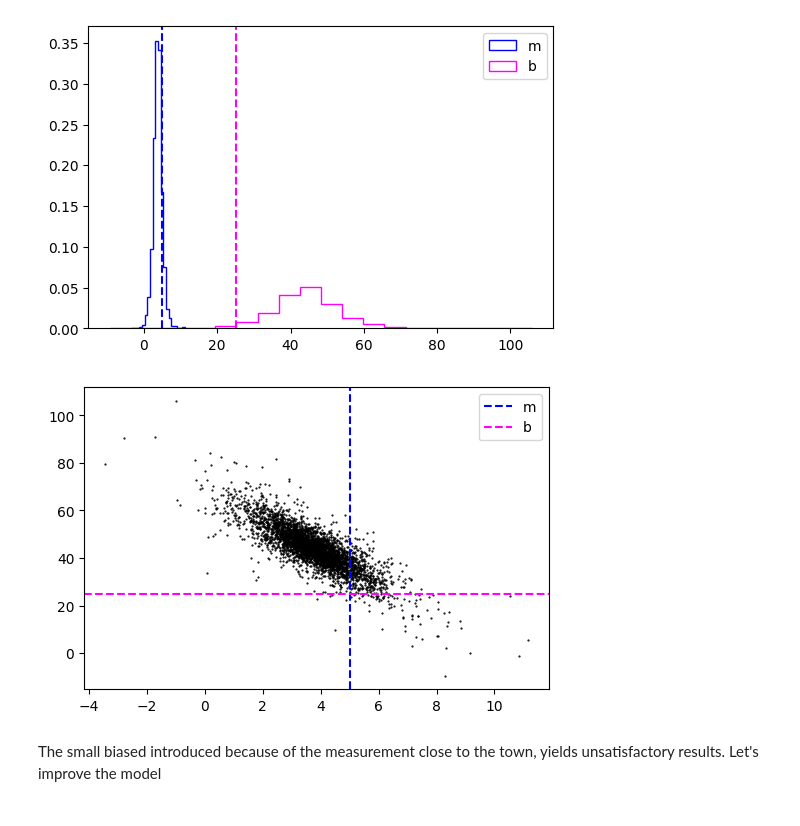
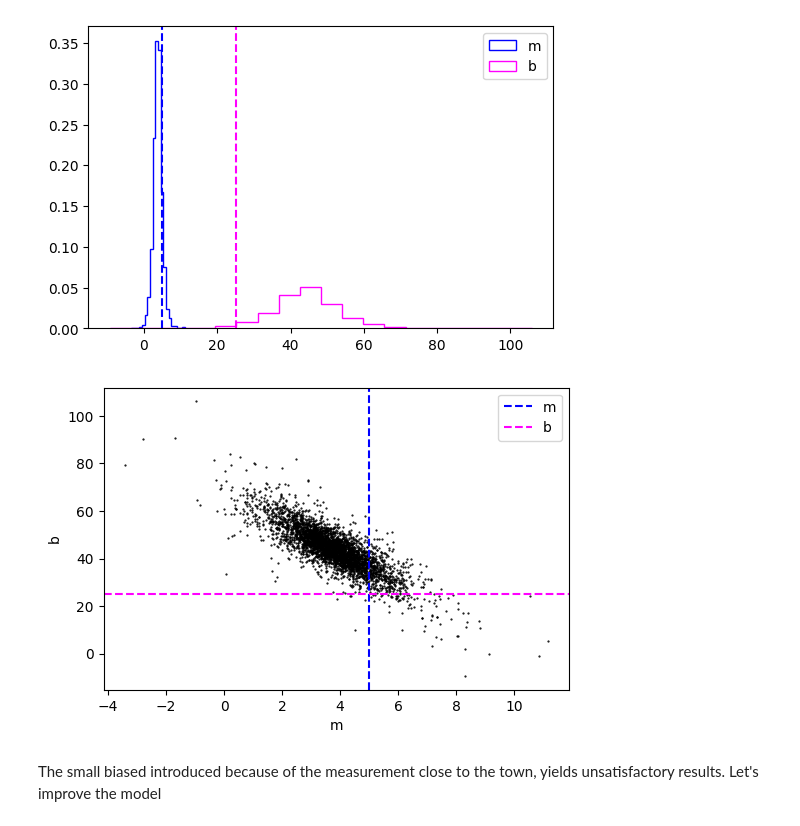
Before and after one commit to sequi76/Bayesian_ML_for_scientific_research, a Jupyter notebook: lecture1/practice/linear-regression.ipynb, the cells around one changed output. Cells and saved outputs as stored; diff of their text form; code cells hidden in the pictures.

```diff
--- a/lecture1/practice/linear-regression.ipynb
+++ b/lecture1/practice/linear-regression.ipynb
@@ -276,11 +355,13 @@ plt.show()
 # %%
 plt.scatter(df['m'],df['b'], s=0.3, color='black')
 plt.axvline(m, linestyle='dashed', label='m', color='blue')
 plt.axhline(b, linestyle='dashed', label='b', color='magenta')
+plt.xlabel('m')
+plt.ylabel('b')
 plt.legend()
 plt.show()
 # %% [output]
-[figure, old version]
+[figure, new version]
 # %% [markdown]
 The small biased introduced because of the measurement close to the town, yields unsatisfactory results.  Let's improve the model
 # %% [markdown]
```
Also changed, not shown: parts of 8 cells of this notebook, 8 other files.
